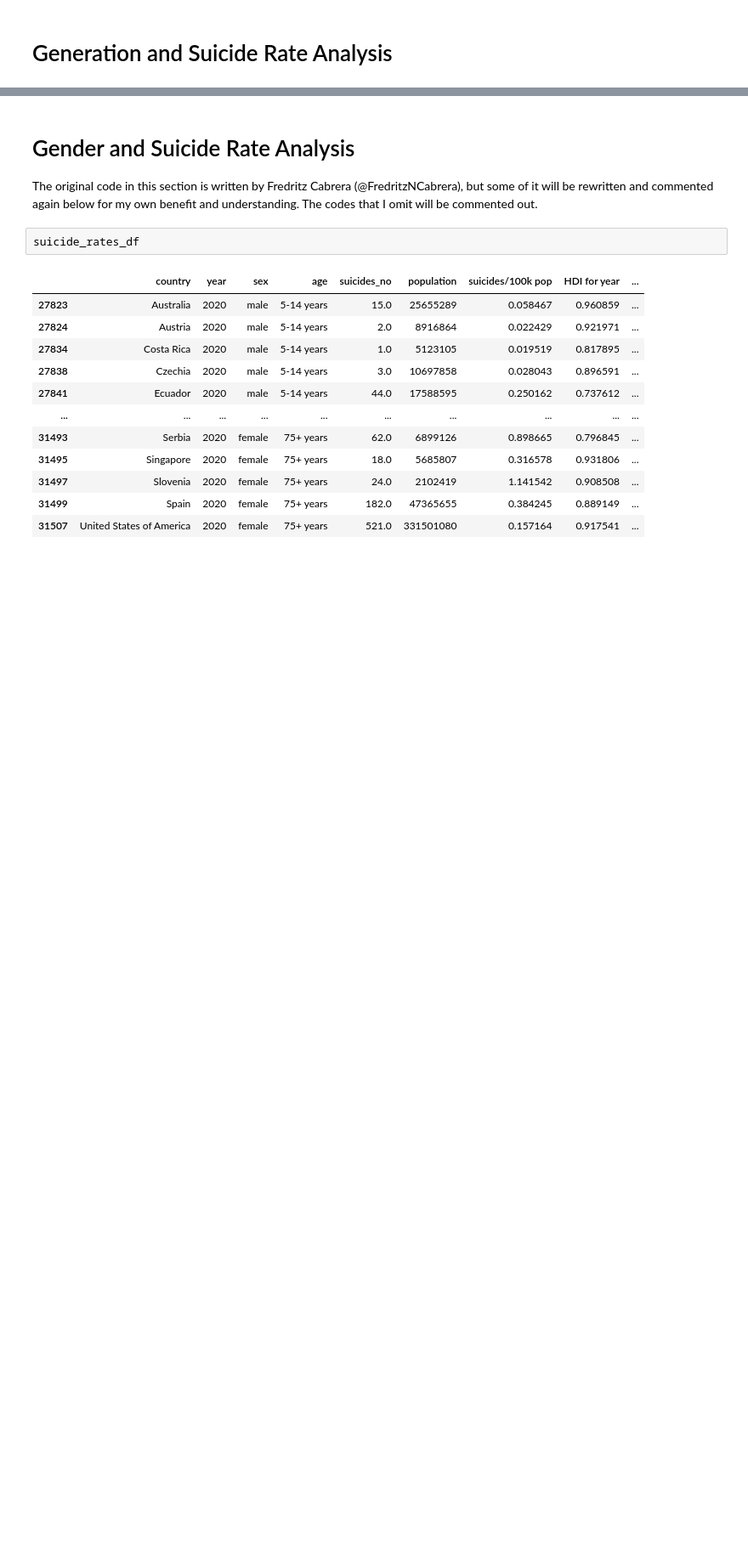
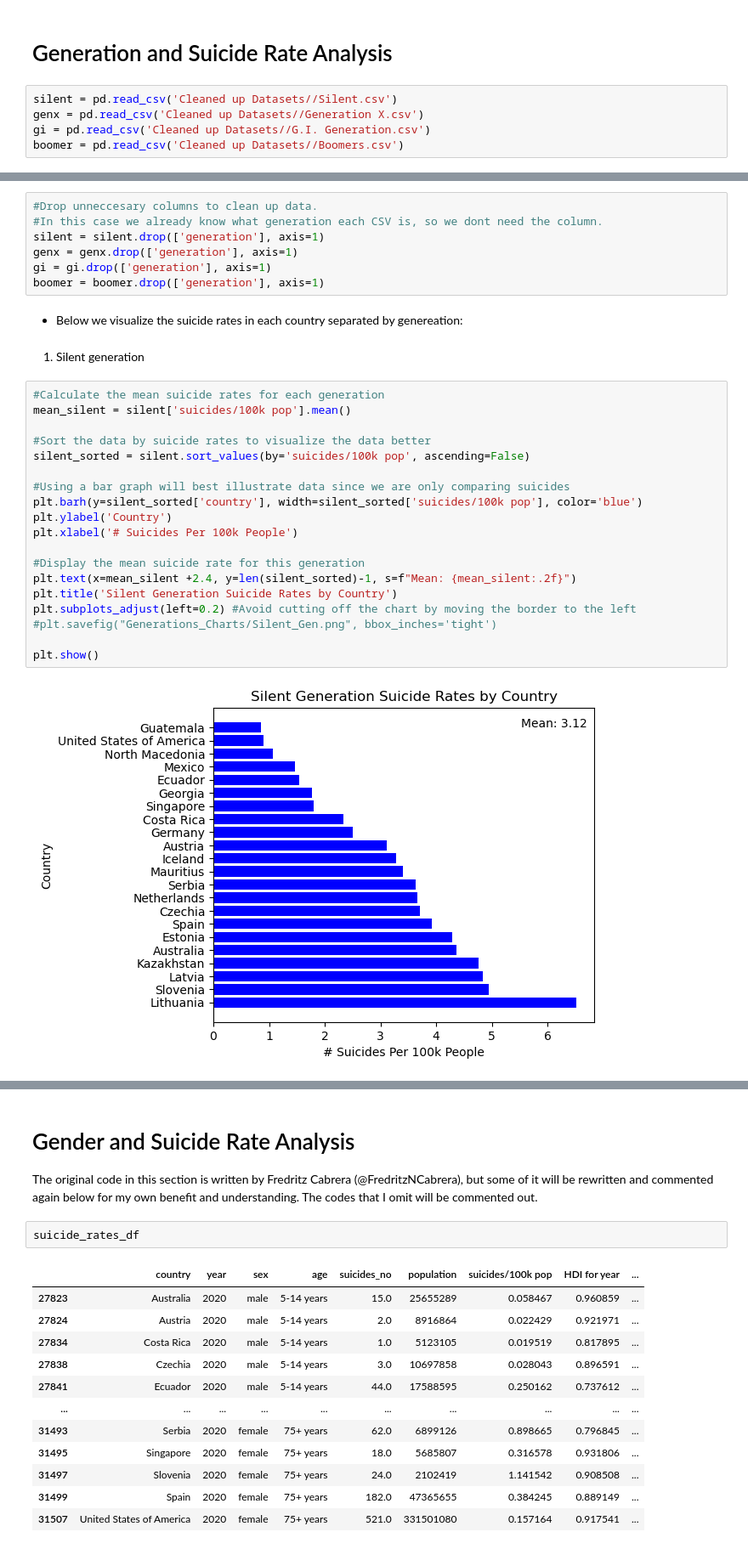
Before and after one commit to kendraliu/Project-One-An-Analysis-of-Suicide-Rate-and-Several-Factors, a Jupyter notebook: Suicide Rates Analysis.ipynb, the cells around one changed output, grey strips where cells are left out. Shown at 85% size. Cells and saved outputs as stored; diff of their text form; blank space fills up the shorter version.

```diff
--- a/Suicide Rates Analysis.ipynb
+++ b/Suicide Rates Analysis.ipynb
@@ -788,2 +861,7 @@ plt.show()
 # %% [markdown]
 # Generation and Suicide Rate Analysis
+# %%
+silent = pd.read_csv('Cleaned up Datasets//Silent.csv')
+genx = pd.read_csv('Cleaned up Datasets//Generation X.csv')
+gi = pd.read_csv('Cleaned up Datasets//G.I. Generation.csv')
+boomer = pd.read_csv('Cleaned up Datasets//Boomers.csv')
@@ -789,0 +888,32 @@ plt.show()
+# %%
+#Drop unneccesary columns to clean up data.
+#In this case we already know what generation each CSV is, so we dont need the column.
+silent = silent.drop(['generation'], axis=1)
+genx = genx.drop(['generation'], axis=1)
+gi = gi.drop(['generation'], axis=1)
+boomer = boomer.drop(['generation'], axis=1)
+# %% [markdown]
+* Below we visualize the suicide rates in each country separated by genereation:
+# %% [markdown]
+1. Silent generation
+# %%
+#Calculate the mean suicide rates for each generation
+mean_silent = silent['suicides/100k pop'].mean()
+
+#Sort the data by suicide rates to visualize the data better
+silent_sorted = silent.sort_values(by='suicides/100k pop', ascending=False)
+
+#Using a bar graph will best illustrate data since we are only comparing suicides
+plt.barh(y=silent_sorted['country'], width=silent_sorted['suicides/100k pop'], color='blue')
+plt.ylabel('Country')
+plt.xlabel('# Suicides Per 100k People')
+
+#Display the mean suicide rate for this generation
+plt.text(x=mean_silent +2.4, y=len(silent_sorted)-1, s=f"Mean: {mean_silent:.2f}")
+plt.title('Silent Generation Suicide Rates by Country')
+plt.subplots_adjust(left=0.2) #Avoid cutting off the chart by moving the border to the left
+#plt.savefig("Generations_Charts/Silent_Gen.png", bbox_inches='tight')
+
+plt.show()
+# %% [output]
+[figure, added]
```
Also changed, not shown: parts of 29 cells of this notebook, 8 other files.
